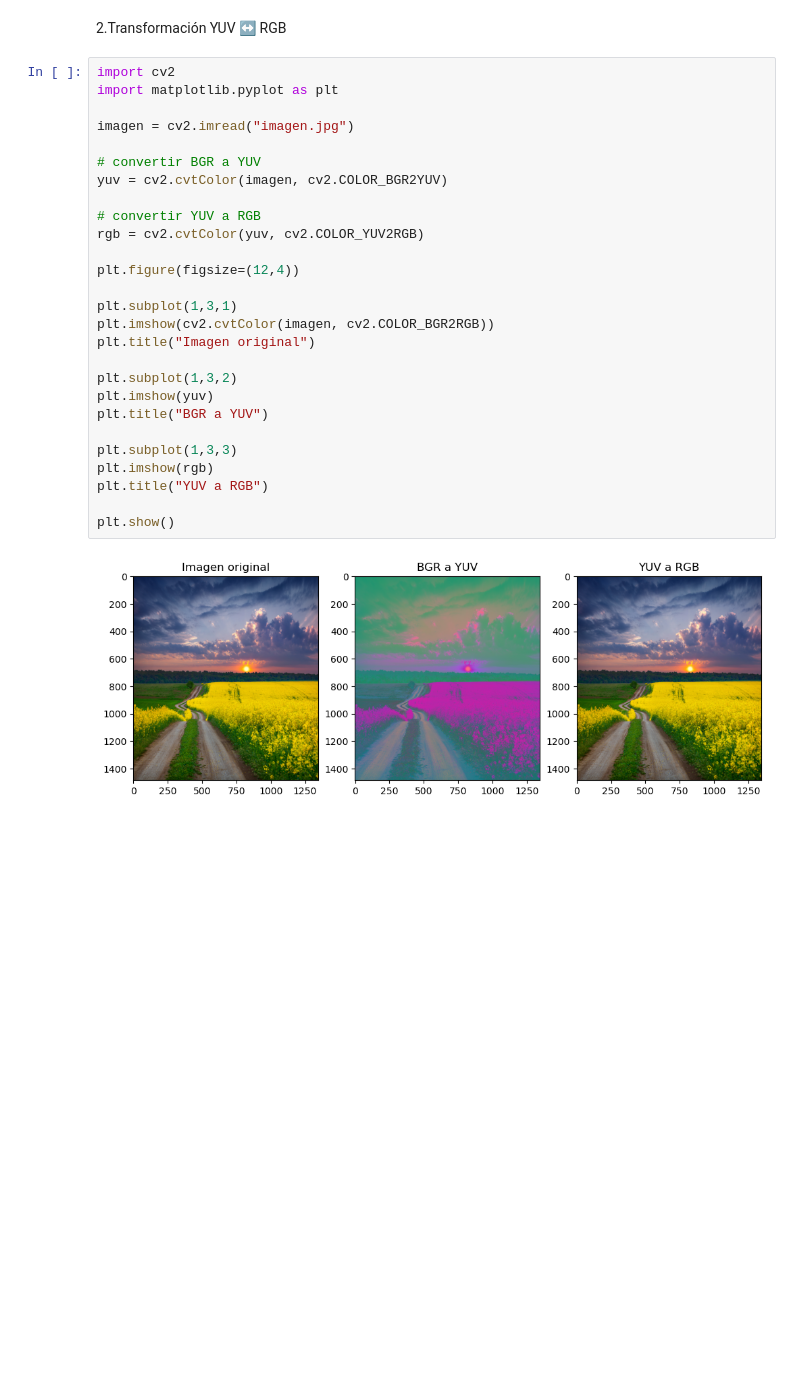
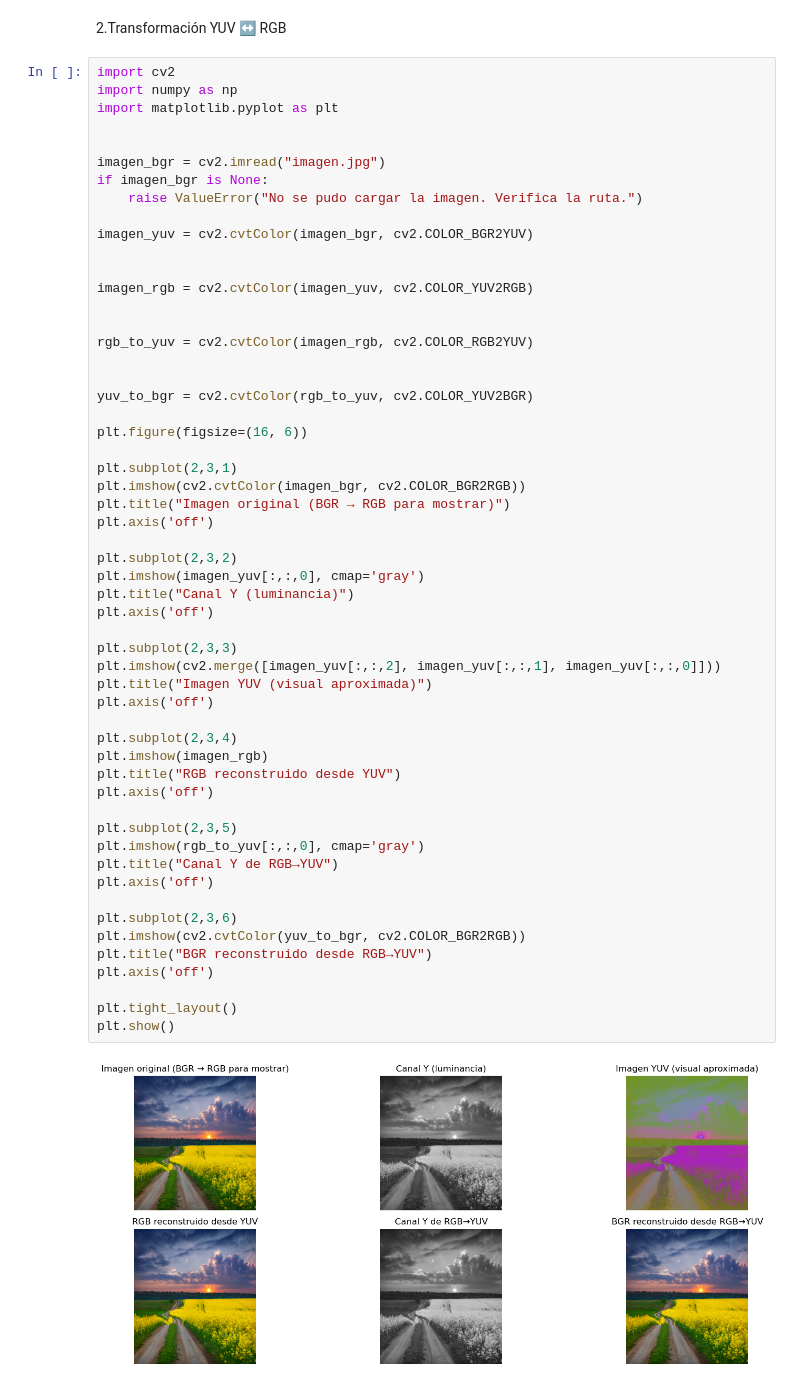
Before and after one commit to Iamvalentina2020/pdi26, a Jupyter notebook: CLASE11032026/filtrobayer/bayer.ipynb, the cells around one changed output. Drawn from its saved outputs; the diff is of its cells as text; blank space fills up the shorter version.

```diff
--- a/CLASE11032026/filtrobayer/bayer.ipynb
+++ b/CLASE11032026/filtrobayer/bayer.ipynb
@@ -61,30 +99,58 @@ plt.show()
 2.Transformación YUV ↔ RGB
 # %%
 import cv2
+import numpy as np
 import matplotlib.pyplot as plt
 
-imagen = cv2.imread("imagen.jpg")
 
-# convertir BGR a YUV
-yuv = cv2.cvtColor(imagen, cv2.COLOR_BGR2YUV)
+imagen_bgr = cv2.imread("imagen.jpg")
+if imagen_bgr is None:
+    raise ValueError("No se pudo cargar la imagen. Verifica la ruta.")
 
-# convertir YUV a RGB
-rgb = cv2.cvtColor(yuv, cv2.COLOR_YUV2RGB)
+imagen_yuv = cv2.cvtColor(imagen_bgr, cv2.COLOR_BGR2YUV)
 
-plt.figure(figsize=(12,4))
 
-plt.subplot(1,3,1)
-plt.imshow(cv2.cvtColor(imagen, cv2.COLOR_BGR2RGB))
-plt.title("Imagen original")
+imagen_rgb = cv2.cvtColor(imagen_yuv, cv2.COLOR_YUV2RGB)
 
-plt.subplot(1,3,2)
-plt.imshow(yuv)
-plt.title("BGR a YUV")
 
-plt.subplot(1,3,3)
-plt.imshow(rgb)
-plt.title("YUV a RGB")
+rgb_to_yuv = cv2.cvtColor(imagen_rgb, cv2.COLOR_RGB2YUV)
 
+
+yuv_to_bgr = cv2.cvtColor(rgb_to_yuv, cv2.COLOR_YUV2BGR)
+
+plt.figure(figsize=(16, 6))
+
+plt.subplot(2,3,1)
+plt.imshow(cv2.cvtColor(imagen_bgr, cv2.COLOR_BGR2RGB))
+plt.title("Imagen original (BGR → RGB para mostrar)")
+plt.axis('off')
+
+plt.subplot(2,3,2)
+plt.imshow(imagen_yuv[:,:,0], cmap='gray')
+plt.title("Canal Y (luminancia)")
+plt.axis('off')
+
+plt.subplot(2,3,3)
+plt.imshow(cv2.merge([imagen_yuv[:,:,2], imagen_yuv[:,:,1], imagen_yuv[:,:,0]]))
+plt.title("Imagen YUV (visual aproximada)")
+plt.axis('off')
+
+plt.subplot(2,3,4)
+plt.imshow(imagen_rgb)
+plt.title("RGB reconstruido desde YUV")
+plt.axis('off')
+
+plt.subplot(2,3,5)
+plt.imshow(rgb_to_yuv[:,:,0], cmap='gray')
+plt.title("Canal Y de RGB→YUV")
+plt.axis('off')
+
+plt.subplot(2,3,6)
+plt.imshow(cv2.cvtColor(yuv_to_bgr, cv2.COLOR_BGR2RGB))
+plt.title("BGR reconstruido desde RGB→YUV")
+plt.axis('off')
+
+plt.tight_layout()
 plt.show()
 # %% [output]
-[figure, old version]
+[figure, new version]
```
Also changed, not shown: parts of 2 cells of this notebook.
